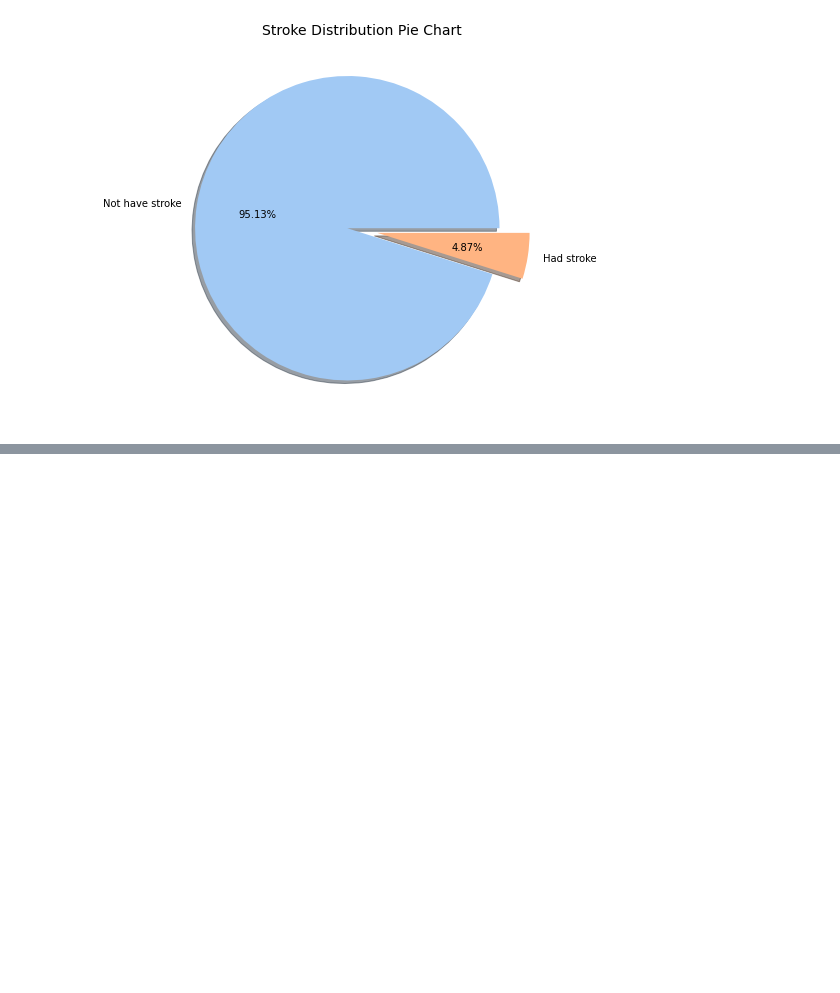
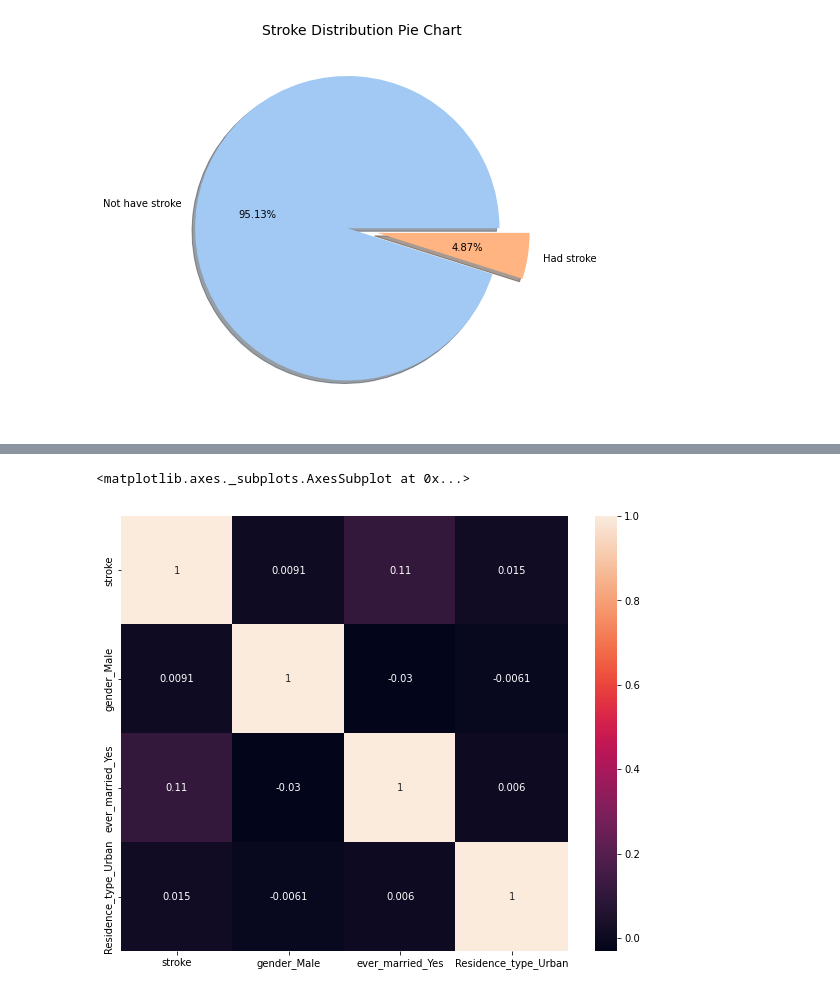
Before and after one commit to A-Sarayut/ML, a Jupyter notebook: Stroke_Prediction_assignment.ipynb, the cells around one changed output, grey strips where cells are left out. Cells and saved outputs as stored; diff of their text form; code cells hidden in the pictures; blank space fills up the shorter version.

```diff
--- a/Stroke_Prediction_assignment.ipynb
+++ b/Stroke_Prediction_assignment.ipynb
@@ -241,0 +370,6 @@ plt.show()
+# %%
+fig, ax = plt.subplots(figsize=(10,8))
+sns.heatmap(df_result[['stroke', 'gender_Male', 'ever_married_Yes', 'Residence_type_Urban']].corr(),annot=True)
+# %% [output]
+<matplotlib.axes._subplots.AxesSubplot at 0x...>
+[figure, added]
```
Also changed, not shown: parts of 24 cells of this notebook.
